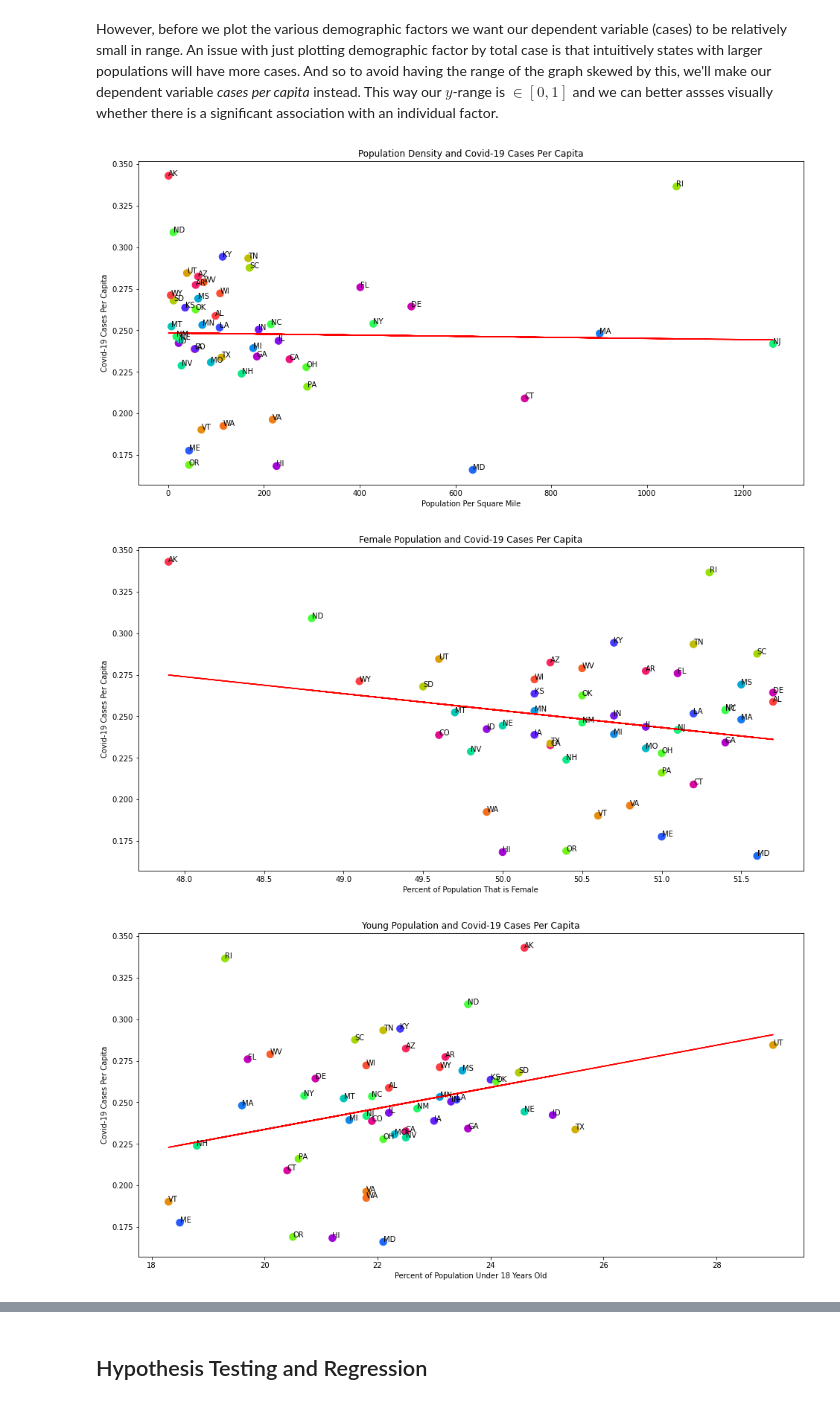
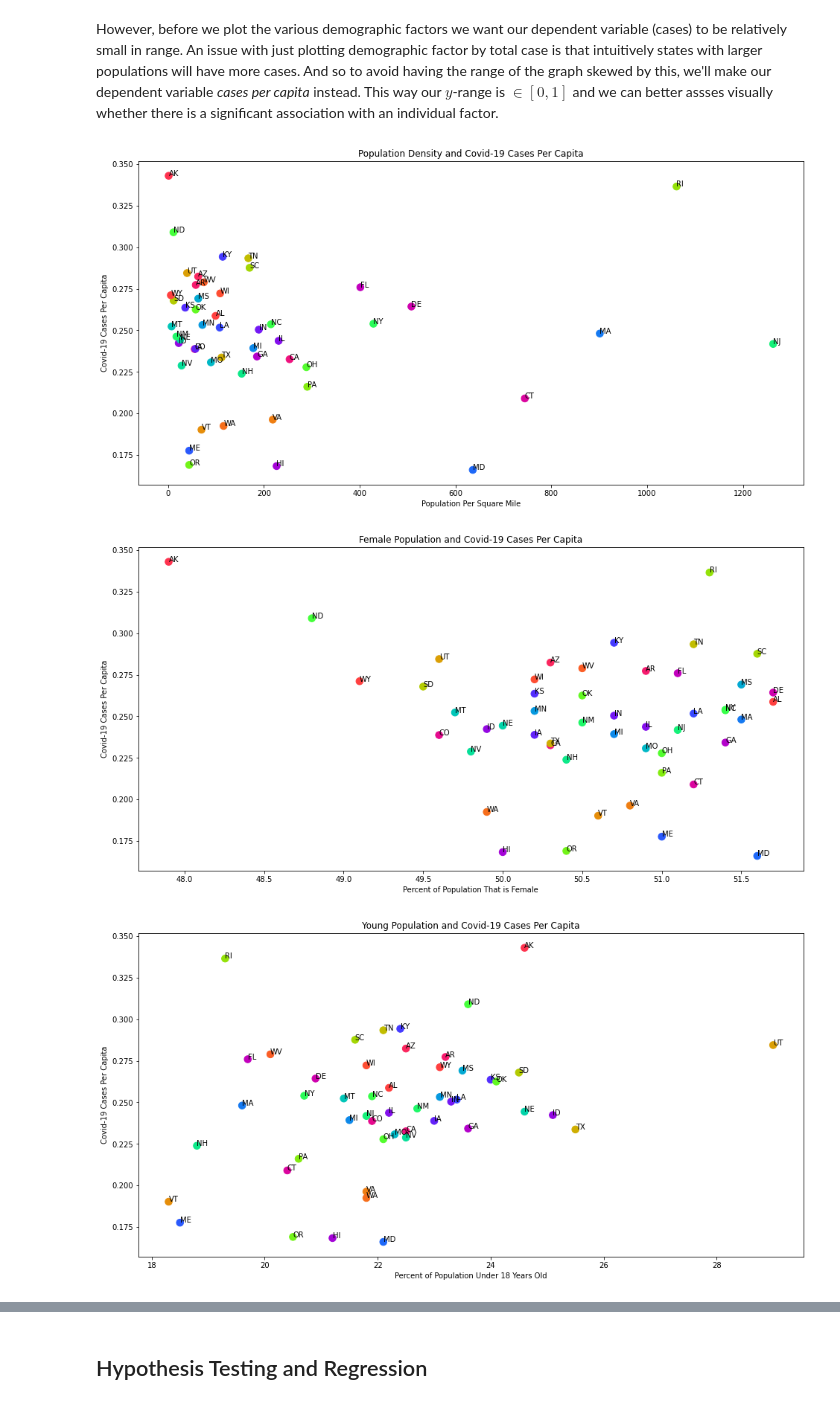
Before and after one commit to rwang0413/rwang4787.github.io, a Jupyter notebook: 320Final.ipynb, the cells around one changed output, grey strips where cells are left out. Saved outputs shown, nothing was run; the diff lists cells and outputs as text; code cells hidden in the pictures.

Commit message:
Seperated plots and regression

```diff
--- a/320Final.ipynb
+++ b/320Final.ipynb
@@ -283,8 +283,8 @@ datefilter = totalCases_US.loc[totalCases_US['Date'] == end_date].copy()
 # %% [markdown]
 However, before we plot the various demographic factors we want our dependent variable (cases) to be relatively small in range. An issue with just plotting demographic factor by total case is that intuitively states with larger populations will have more cases. And so to avoid having the range of the graph skewed by this, we'll make our dependent variable <em>cases per capita</em> instead. This way our $y$-range is $\in [0,1]$ and we can better assses visually whether there is a significant association with an individual factor.
 # %%
-#datefilter= datefilter.drop(9074)
-#state_demographics = state_demographics.drop(2)
+datefilter= datefilter.drop(9074)
+state_demographics = state_demographics.drop(2)
 
 datefilter['cases_per_capita'] = np.NaN
 for i, row in datefilter.iterrows():
@@ -296,7 +296,7 @@ for i, row in datefilter.iterrows():
 from us_state_abbrev import us_state_to_abbrev
 from sklearn.linear_model import LinearRegression
 
-def plot_by(demographic, x_title, title):
+def plot_by(demographic, x_title, title, run_regression):
     states = np.unique(state_demographics['State'])
     datefilter[demographic] = np.NaN
 
@@ -322,11 +322,16 @@ def plot_by(demographic, x_title, title):
     y = np.array(datefilter['cases_per_capita'])
     plt.figure(figsize=(16,8))
     #sns.scatterplot(x=x,y=y,palette="Set2")
-    linear_regressor = LinearRegression()  # create object for the class
-    linear_regressor.fit(x, y)  # perform linear regression
-    Y_pred = linear_regressor.predict(x)
+
+    if run_regression:
+        linear_regressor = LinearRegression()  # create object for the class
+        linear_regressor.fit(x, y)  # perform linear regression
+        Y_pred = linear_regressor.predict(x)
+        plt.plot(x, Y_pred, color='red')
+
+
     plt.scatter(x, y, c=rgb_cycle, s=90)
-    plt.plot(x, Y_pred, color='red')
+
 
     # Adding teamID to each scatter point
     for i, txt in enumerate(states):
@@ -338,14 +343,15 @@ def plot_by(demographic, x_title, title):
     plt.show()
     return x,y
 # %%
-plot_by("Population.Population per Square Mile", "Population Per Square Mile", "Population Density and Covid-19 Cases Per Capita")
-plot_by("Miscellaneous.Percent Female", "Percent of Population That is Female", "Female Population and Covid-19 Cases Per Capita")
-plot_by("Age.Percent Under 18 Years", "Percent of Population Under 18 Years Old", "Young Population and Covid-19 Cases Per Capita")
-plot_by("Age.Percent 65 and Older", "Percent of Population Over 65 Years Old", "Senior Population and Covid-19 Cases Per Capita")
-plot_by("Income.Median Houseold Income", "Median Income in Dollars", "Median Income and Covid-19 Cases Per Capita")
-plot_by("Education.Bachelor's Degree or Higher", "Percent of Population With Bachelor's Degree or Higher", "Education Level and Covid-19 Cases Per Capita");
-plot_by("Income.Persons Below Poverty Level", "Percent of Population Below Poverty Level", "Poverty and Covid-19 Cases Per Capita");
+plot_by("Population.Population per Square Mile", "Population Per Square Mile", "Population Density and Covid-19 Cases Per Capita", False)
+plot_by("Miscellaneous.Percent Female", "Percent of Population That is Female", "Female Population and Covid-19 Cases Per Capita", False)
+plot_by("Age.Percent Under 18 Years", "Percent of Population Under 18 Years Old", "Young Population and Covid-19 Cases Per Capita", False)
+plot_by("Age.Percent 65 and Older", "Percent of Population Over 65 Years Old", "Senior Population and Covid-19 Cases Per Capita", False)
+plot_by("Income.Median Houseold Income", "Median Income in Dollars", "Median Income and Covid-19 Cases Per Capita", False)
+plot_by("Education.Bachelor's Degree or Higher", "Percent of Population With Bachelor's Degree or Higher", \
+        "Education Level and Covid-19 Cases Per Capita", False);
+plot_by("Income.Persons Below Poverty Level", "Percent of Population Below Poverty Level", "Poverty and Covid-19 Cases Per Capita", False);
 # %% [output]
-[figure, old version]
+[figure, new version]
-[figure, old version]
+[figure, new version]
-[figure, old version]
+[figure, new version]
```
Also changed, not shown: parts of 4 cells of this notebook.
